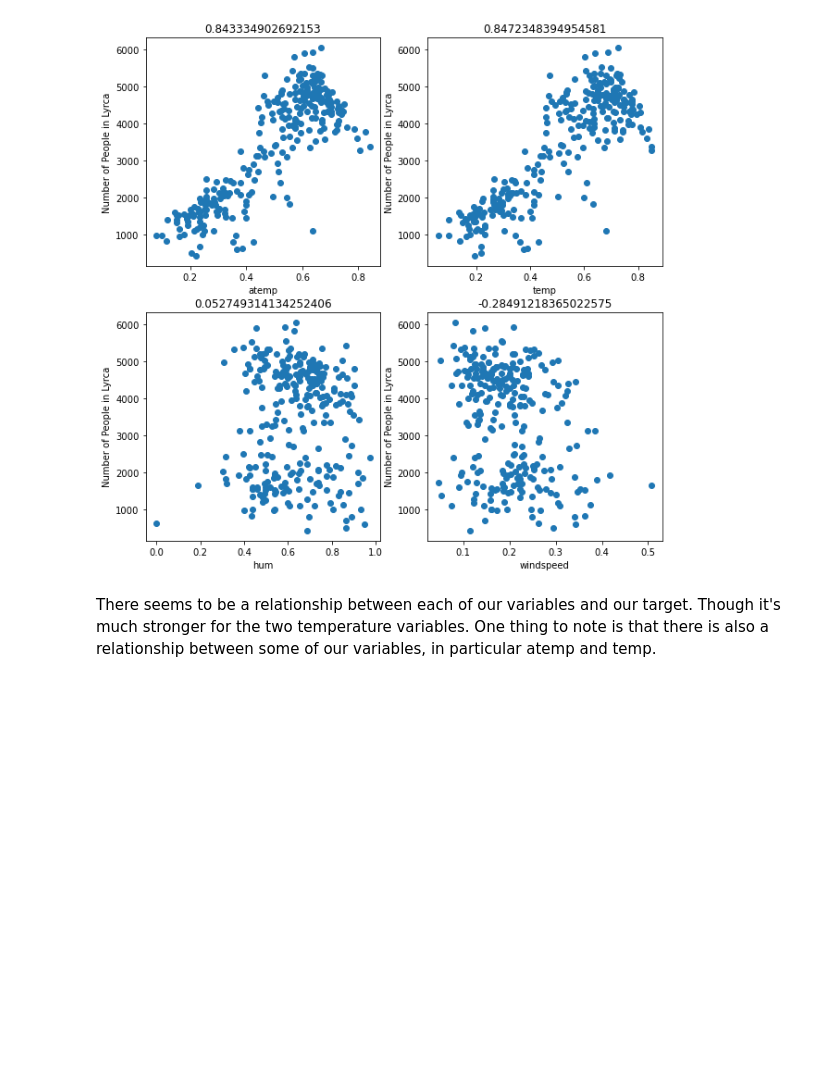
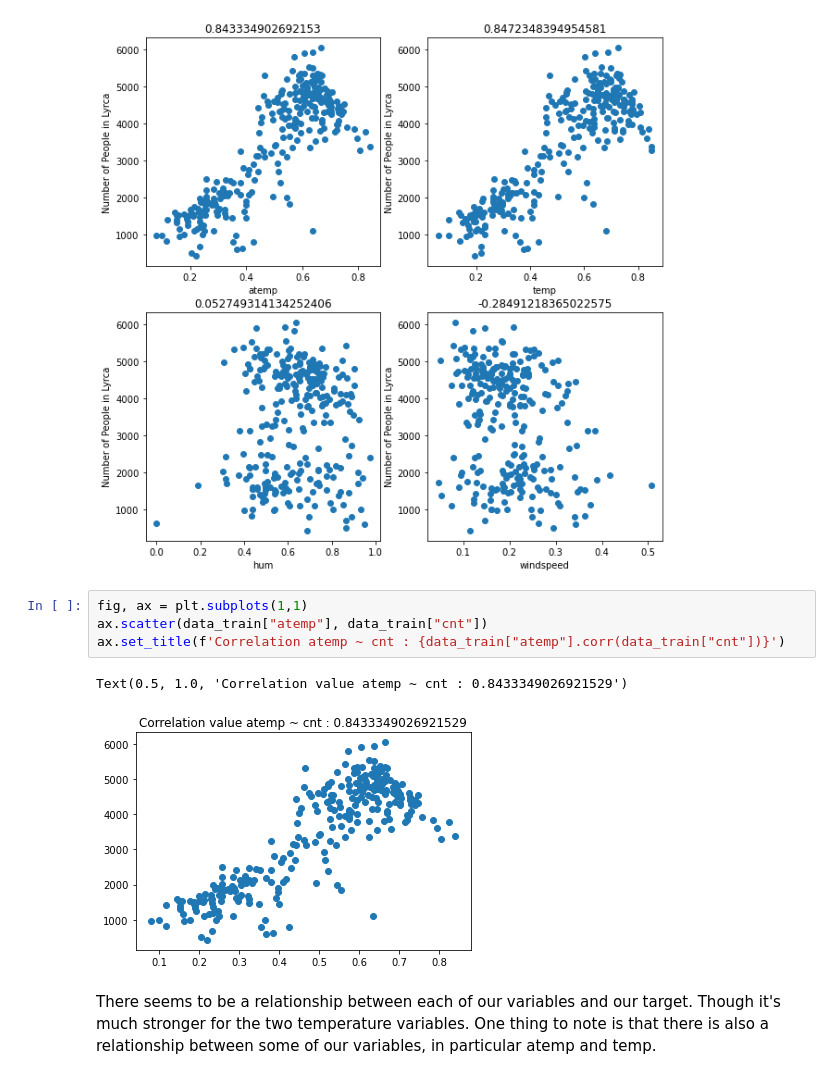
Before and after one commit to xiaohai-huang/cab420-workspace, a Jupyter notebook: work/week1/CAB420_Regression_Example_1_Linear_Regression.ipynb, the cells around one changed output. Saved outputs shown, nothing was run; the diff lists cells and outputs as text; blank space fills up the shorter version.

```diff
--- a/work/week1/CAB420_Regression_Example_1_Linear_Regression.ipynb
+++ b/work/week1/CAB420_Regression_Example_1_Linear_Regression.ipynb
@@ -108,6 +108,13 @@ ax.set_title(str(data_train['cnt'].corr(data_train['windspeed'])))
 # %% [output]
 Text(0.5, 1.0, '-0.28491218365022575')
 [figure]
+# %%
+fig, ax = plt.subplots(1,1)
+ax.scatter(data_train["atemp"], data_train["cnt"])
+ax.set_title(f'Correlation atemp ~ cnt : {data_train["atemp"].corr(data_train["cnt"])}')
+# %% [output]
+Text(0.5, 1.0, 'Correlation value atemp ~ cnt : 0.8433349026921529')
+[figure, added]
 # %% [markdown]
 There seems to be a relationship between each of our variables and our target. Though it's much stronger for the two temperature variables. One thing to note is that there is also a relationship between some of our variables, in particular atemp and temp.
 # %%
```
Also changed, not shown: parts of 11 cells of this notebook, 19 other files.
